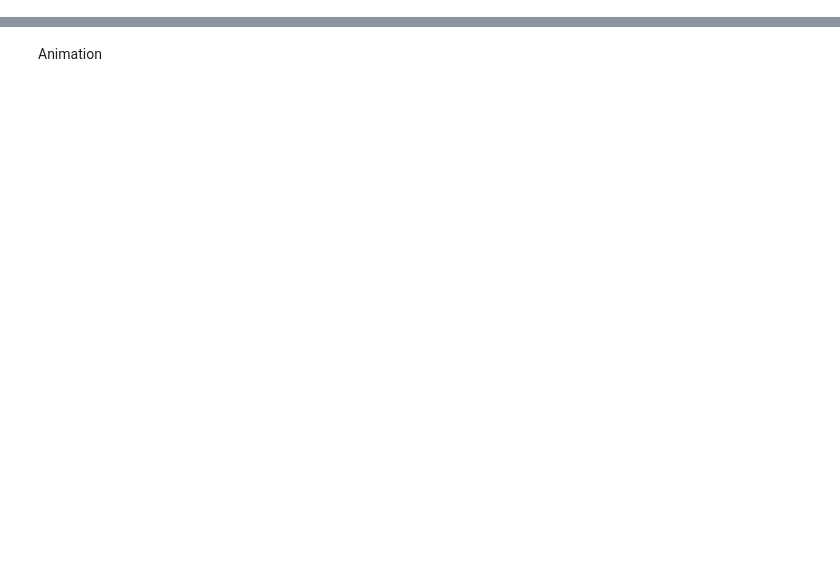
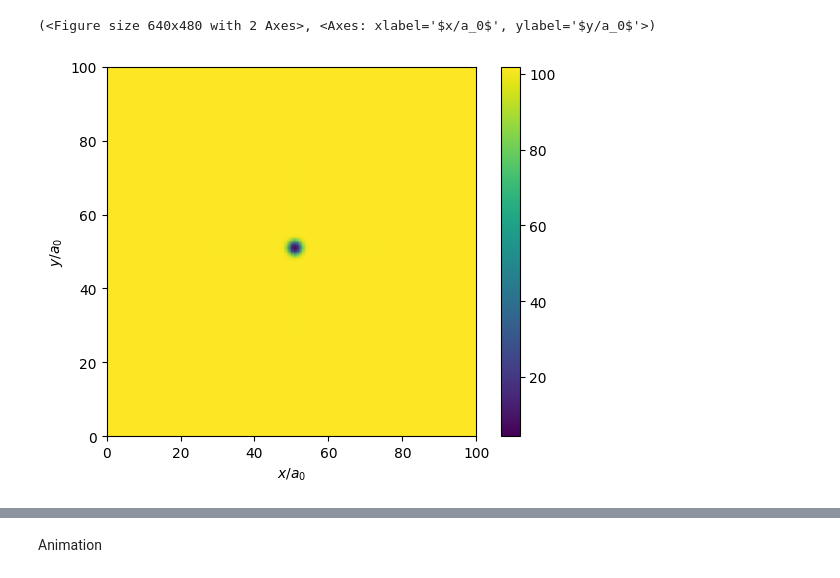
Before and after one commit to Laetitia825/Phase-field-first-model, a Jupyter notebook: first_try_230524.ipynb, the cells around one changed output, grey strips where cells are left out. Saved outputs shown, nothing was run; the diff lists cells and outputs as text; code cells hidden in the pictures; blank space fills up the shorter version.

```diff
--- a/first_try_230524.ipynb
+++ b/first_try_230524.ipynb
@@ -107,0 +112,16 @@ ls.plot_field(ls.psi)
+# %%
+# Initiating a system with negative alpha value to see if it shrinks
+ls = LandauSystem(2,1,0)
+
+# Setting an initial condition with both positive and negative values
+# ls.psi = np.random.rand(ls.xRes,ls.yRes)-0.5
+ls.psi = np.ones((ls.xRes,ls.yRes))
+ls.psi[51,51] = 0
+ls.psi_f = sp.fft.fftn(ls.psi)
+
+# Evolving the system
+ls.evolve(4)
+ls.plot_field(ls.psi)
+# %% [output]
+(<Figure size 640x480 with 2 Axes>, <Axes: xlabel='$x/a_0$', ylabel='$y/a_0$'>)
+[figure, added]
```
Also changed, not shown: parts of 14 cells of this notebook.
